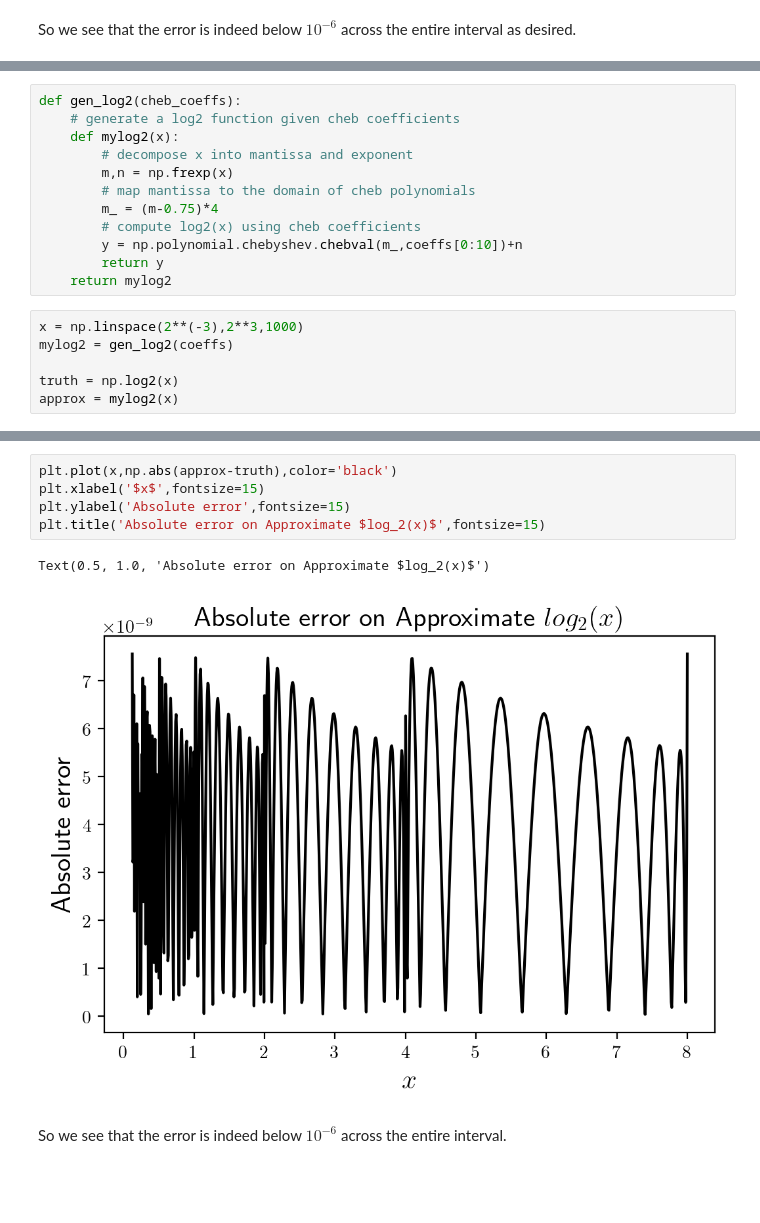
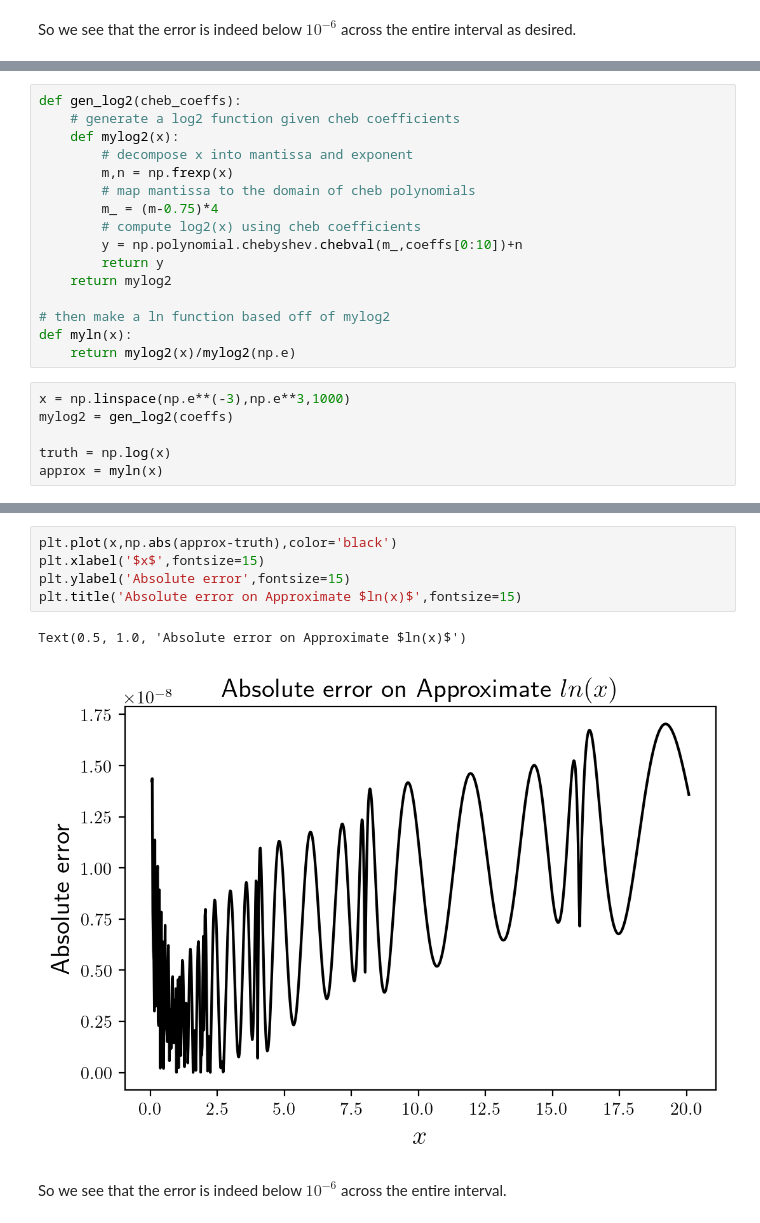
Before and after one commit to GuillaumePayeur/PHYS512_Assignments, a Jupyter notebook: assignment_2/assignment_2.ipynb, the cells around one changed output, grey strips where cells are left out. Drawn from its saved outputs; the diff is of its cells as text; blank space fills up the shorter version.

```diff
--- a/assignment_2/assignment_2.ipynb
+++ b/assignment_2/assignment_2.ipynb
@@ -275,12 +292,16 @@ def gen_log2(cheb_coeffs):
         y = np.polynomial.chebyshev.chebval(m_,coeffs[0:10])+n
         return y
     return mylog2
+
+# then make a ln function based off of mylog2
+def myln(x):
+    return mylog2(x)/mylog2(np.e)
 # %%
-x = np.linspace(2**(-3),2**3,1000)
+x = np.linspace(np.e**(-3),np.e**3,1000)
 mylog2 = gen_log2(coeffs)
 
-truth = np.log2(x)
-approx = mylog2(x)
+truth = np.log(x)
+approx = myln(x)
 # %%
 plt.plot(x,approx,color='green',label='Chebyshev polynomial')
 plt.plot(x,truth,color='blue',label='truth (numpy)',ls='--')
@@ -294,10 +315,10 @@ plt.legend(loc=0,frameon=True,shadow=True,fontsize=10)
 # %%
 plt.plot(x,np.abs(approx-truth),color='black')
 plt.xlabel('$x$',fontsize=15)
 plt.ylabel('Absolute error',fontsize=15)
-plt.title('Absolute error on Approximate $log_2(x)$',fontsize=15)
+plt.title('Absolute error on Approximate $ln(x)$',fontsize=15)
 # %% [output]
-Text(0.5, 1.0, 'Absolute error on Approximate $log_2(x)$')
+Text(0.5, 1.0, 'Absolute error on Approximate $ln(x)$')
-[figure, old version]
+[figure, new version]
 # %% [markdown]
 So we see that the error is indeed below $10^{-6}$ across the entire interval.
```
Also changed, not shown: parts of 7 cells of this notebook, 1 other file.
